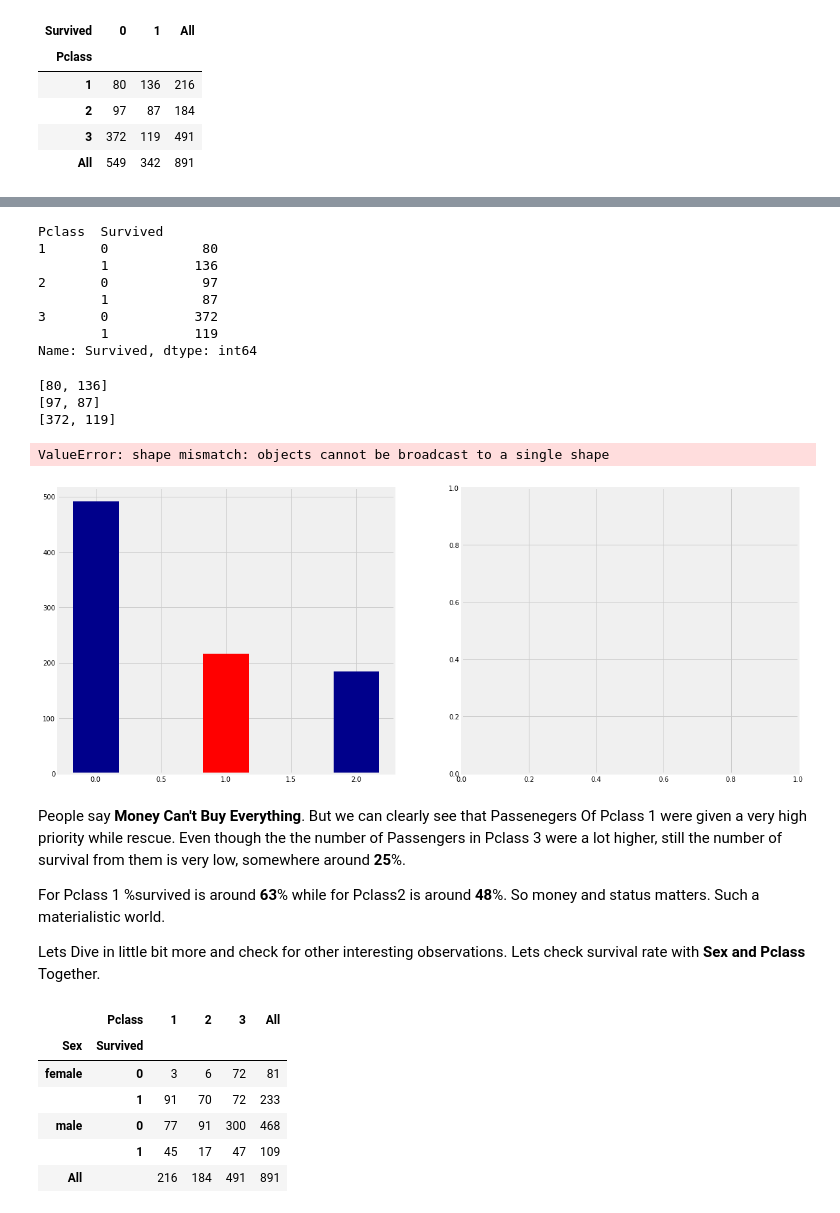
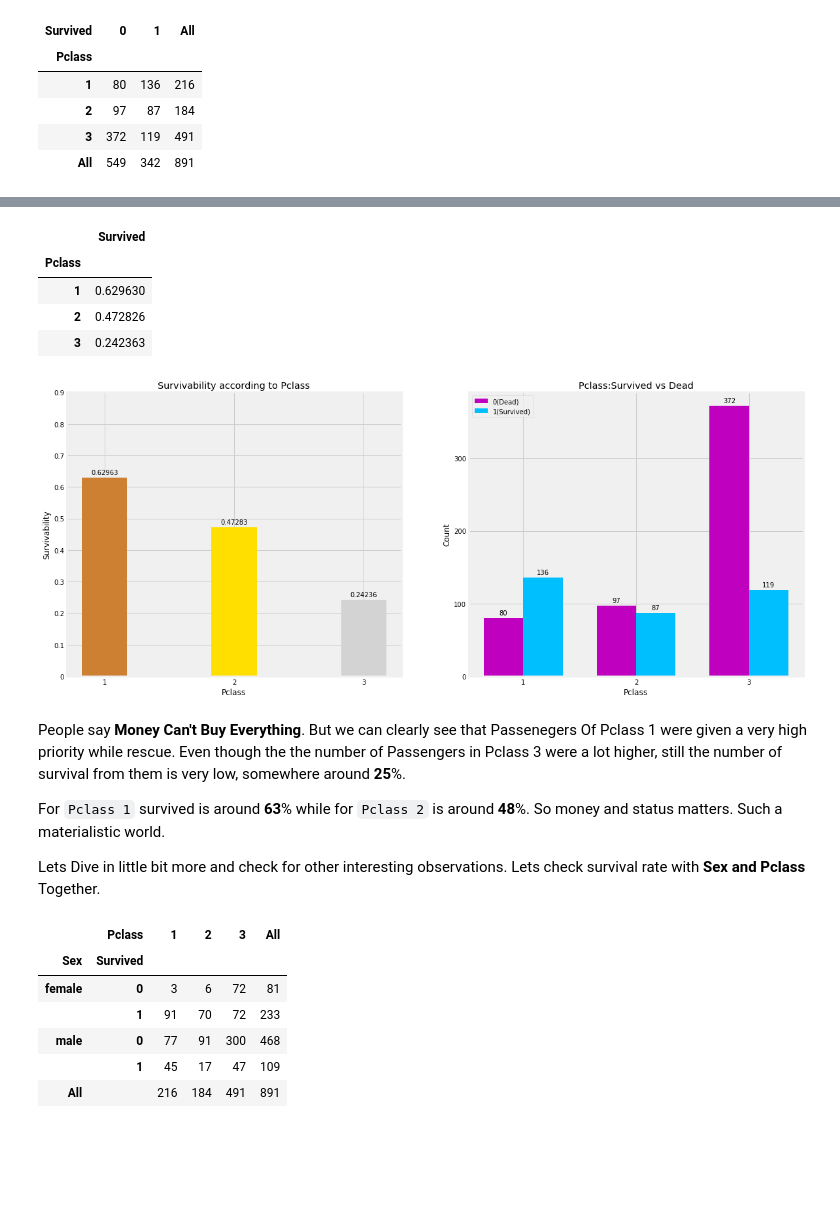
Before and after one commit to jeongnamho/Kaggle, a Jupyter notebook: Titanic/Dietanic.ipynb, the cells around one changed output, grey strips where cells are left out. Saved outputs shown, nothing was run; the diff lists cells and outputs as text; code cells hidden in the pictures; blank space fills up the shorter version.

Commit message:
Practicing annotation
2020.03.20 Practicing to annotate values in seaborn figure.

```diff
--- a/Titanic/Dietanic.ipynb
+++ b/Titanic/Dietanic.ipynb
@@ -225,51 +215,43 @@ plt.show()
-# %%
-# df1.T.values
-# df1.T['Pclass']
-df2.T
-# %% [output]
-Pclass  Survived
-1       0            80
-        1           136
-2       0            97
-        1            87
-3       0           372
-        1           119
-Name: Survived, dtype: int64
+# %%
+df1 = data[['Pclass','Survived']].groupby(['Pclass']).mean().sort_values(by='Survived', ascending=False)
+df1
+# %% [output]
+|  | Survived |
+| Pclass |  |
+| 1 | 0.629630 |
+| 2 | 0.472826 |
+| 3 | 0.242363 |
 # %%
 f,ax=plt.subplots(1,2,figsize=(18,8))
 
 # figure를 만들기 위한 데이터프레임 준비
-df1 = data["Pclass"].value_counts() # data.groupby(['Sex'])[['Survived']].mean()랑 똑같음
-df2 = data.groupby(["Pclass",'Survived'])["Survived"].count()
+df1 = data[['Pclass','Survived']].groupby(['Pclass']).mean().sort_values(by='Survived', ascending=False)
+df2 = data.groupby(['Survived', 'Pclass'])["Pclass"].count()
 
 # axes 설정을 위한 준비
 indx1 = np.arange(len(data["Pclass"].unique()))    # 나중에 subplot1의 x축에 들어갈 대항목들의 개수 # the label locations
 indx2 = np.arange(len(data["Pclass"].unique()))  # 나중에 subplot2의 x축에 들어갈 대항목들의 개수 # the label locations
-score_label1 = np.arange(0, 530, 100)    # subplot1에서 y축의 눈금을 위해서
-score_label2 = np.arange(0, 450, 50)    # subplot2에서 y축의 눈금을 위해서
+score_label1 = np.arange(0, 1, 0.1)    # subplot1에서 y축의 눈금을 위해서
+score_label2 = np.arange(0, 400, 100)    # subplot2에서 y축의 눈금을 위해서
 
 # 데이터값 준비(y-value)
-survived_mean = list(df1.values)
-p1_count = list(df2.T[1])   # df2에서 male의 값들
-p2_count = list(df2[2])   # df2에서 female의 값들
-p3_count = list(df2[3])   # df2에서 female의 값들
-print(p1_count)
-print(p2_count)
-print(p3_count)
+survived_mean = list(df1['Survived'])
+dead_count = list(df2.T[0])   # df2에서 dead(0)의 값들   [80, 97, 372]
+survived_count = list(df2.T[1])   # df2에서 survived(1)의 값들   [136, 87, 119]
 
 # drawing the barplots.
 bar_width = 0.35
-bar_survivability = ax[0].bar(indx1, survived_mean, bar_width, color=['darkblue', 'red'])
-p1 = ax[1].bar(indx2 - bar_width/2, p1_count, bar_width, label='1', color='purple')
-p2 = ax[1].bar(indx2 + bar_width/2, p2_count, bar_width, label='2', color='deepskyblue')
-p3 = ax[1].bar(indx2 + bar_width/2, p3_count, bar_width, label='3', color='deepskyblue')
+bar_survivability = ax[0].bar(indx1, survived_mean, bar_width, color=['#CD7F32','#FFDF00','#D3D3D3'])
+dead = ax[1].bar(indx2 - bar_width/2, dead_count, bar_width, label='0(Dead)', color='m')
+survived = ax[1].bar(indx2 + bar_width/2, survived_count, bar_width, label='1(Survived)', color='deepskyblue')
 
 # inserting x axis label
 ax[0].set_xticks(indx1)  # tick은 축에 표시될 항목들
-ax[0].set_xticklabels(data["Pclass"].unique()) # set_xticklabels()를 사용하면 tick에 표시되는 내용을 바꿀 수 있다.
+ax[0].set_xticklabels(df1.index) # set_xticklabels()를 사용하면 tick에 표시되는 내용을 바꿀 수 있다.
 ax[0].set_xlabel('Pclass')
 ax[1].set_xticks(indx2)  # tick은 축에 표시될 항목들
-ax[1].set_xticklabels(data["Sex"].unique()) # set_xticklabels()를 사용하면 tick에 표시되는 내용을 바꿀 수 있다.
+ax[1].set_xticklabels(df2.index[i][1] for i in range(len(df1.index)))  # set_xticklabels()를 사용하면 tick에 표시되는 내용을 바꿀 수 있다.
+# ax[1].set_xticklabels(data["Pclass"].sort_values().unique())
 ax[1].set_xlabel('Pclass')
 
 # inserting y axis label
@@ -290,48 +272,42 @@ def insert_data_labels(bars):
         bar_height = bar.get_height()
         ax[0].annotate('{0:.05f}'.format(bar.get_height()),
             xy=(bar.get_x() + bar.get_width() / 2, bar_height),
             xytext=(0, 3),
             textcoords='offset points',
             ha='center',
             va='bottom'
         )
 
 def insert_data_labels2(bars):
     for bar in bars:
         bar_height = bar.get_height()
         ax[1].annotate('{0:.0f}'.format(bar.get_height()),
             xy=(bar.get_x() + bar.get_width() / 2, bar_height),
             xytext=(0, 3),
             textcoords='offset points',
             ha='center',
             va='bottom'
         )
 
 # inserting annotations
 insert_data_labels(bar_survivability)
 # insert_data_labels(barFemale)
-insert_data_labels2(p1)
-insert_data_labels2(p2)
-insert_data_labels2(p3)
-
+insert_data_labels2(dead)
+insert_data_labels2(survived)
 
 # setting the titles in each figure.
-ax[0].set_title('Survivability according to Sex')
-ax[1].set_title('Sex:Survived vs Dead')
+ax[0].set_title('Survivability according to Pclass')
+ax[1].set_title('Pclass:Survived vs Dead')
 
 plt.show()
 
 # 시각화 참고 : https://learndataanalysis.org/graph-a-grouped-bar-chart-matplotlib-tutorial/
 # %% [output]
-[80, 136]
-[97, 87]
-[372, 119]
-ValueError: shape mismatch: objects cannot be broadcast to a single shape
-[figure, old version]
+[figure, new version]
 # %% [markdown]
 People say **Money Can't Buy Everything**. But we can clearly see that Passenegers Of Pclass 1 were given a very high priority while rescue. Even though the the number of Passengers in Pclass 3 were a lot higher, still the number of survival from them is very low, somewhere around **25**%.
 
-For Pclass 1 %survived is around **63**% while for Pclass2 is around **48**%. So money and status matters. Such a materialistic world.
+For `Pclass 1` survived is around **63**% while for `Pclass 2` is around **48**%. So money and status matters. Such a materialistic world.
 
 Lets Dive in little bit more and check for other interesting observations. Lets check survival rate with **Sex and Pclass** Together.
 # %%
```
Also changed, not shown: parts of 6 cells of this notebook, 1 other file.
